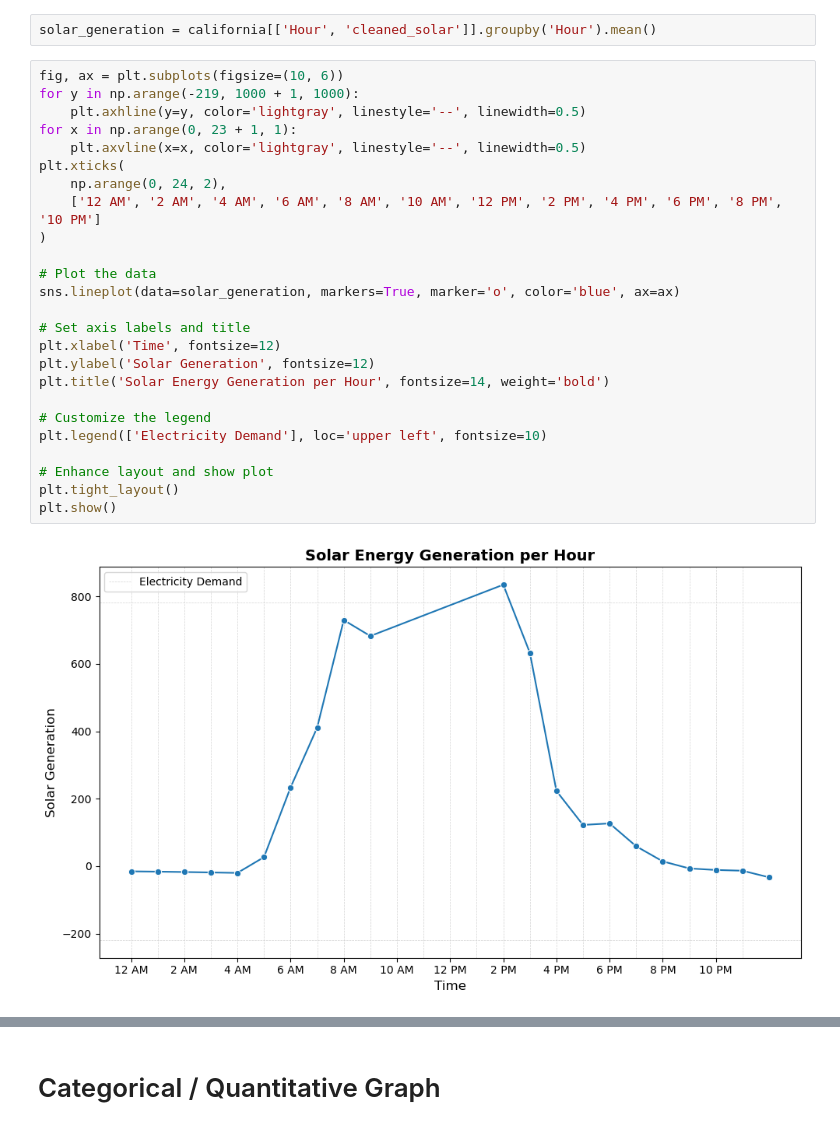
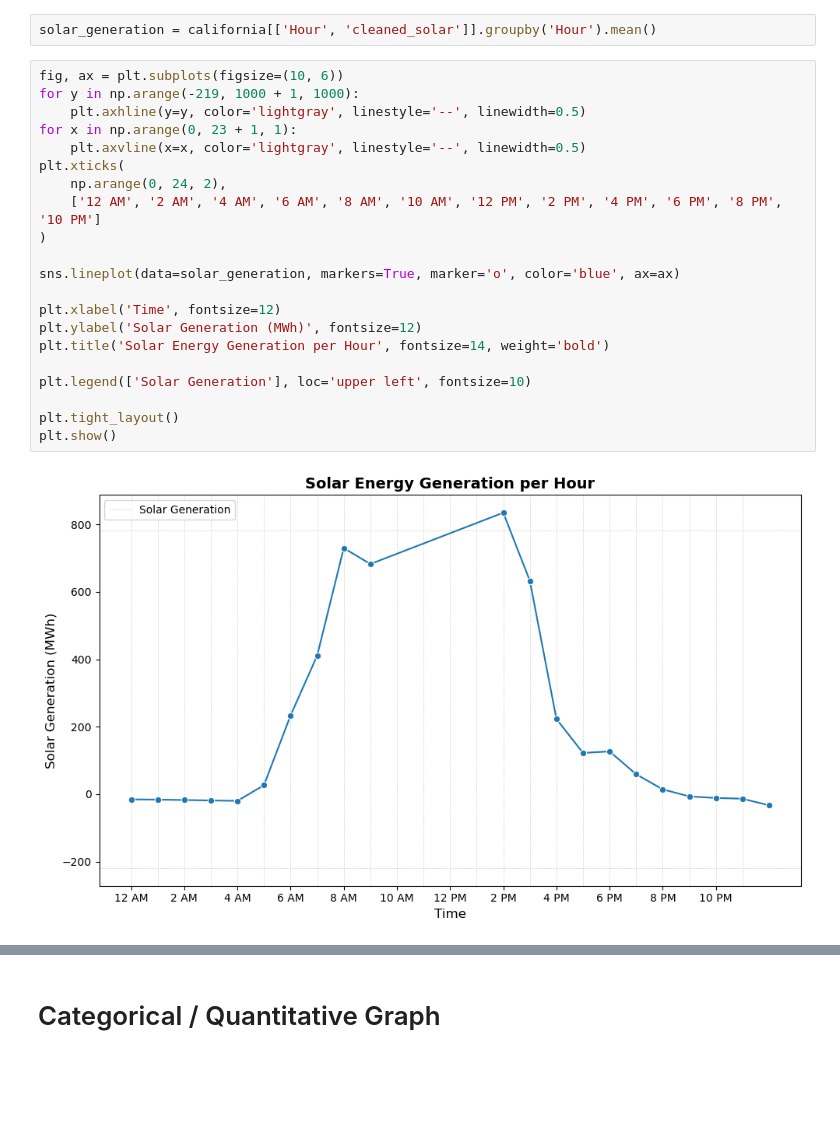
Before and after one commit to omarmejiaa/ds102_finalproj, a Jupyter notebook: EDA.ipynb, the cells around one changed output, grey strips where cells are left out. Saved outputs shown, nothing was run; the diff lists cells and outputs as text; blank space fills up the shorter version.

Commit message:
Finished EDA Duck Curve Portion

```diff
--- a/EDA.ipynb
+++ b/EDA.ipynb
@@ -150,27 +146,23 @@ solar_generation = california[['Hour', 'cleaned_solar']].groupby('Hour').mean()
 # %%
 fig, ax = plt.subplots(figsize=(10, 6))
 for y in np.arange(-219, 1000 + 1, 1000):
     plt.axhline(y=y, color='lightgray', linestyle='--', linewidth=0.5)
 for x in np.arange(0, 23 + 1, 1):
     plt.axvline(x=x, color='lightgray', linestyle='--', linewidth=0.5)
 plt.xticks(
     np.arange(0, 24, 2),
     ['12 AM', '2 AM', '4 AM', '6 AM', '8 AM', '10 AM', '12 PM', '2 PM', '4 PM', '6 PM', '8 PM', '10 PM']
 )
 
-# Plot the data
 sns.lineplot(data=solar_generation, markers=True, marker='o', color='blue', ax=ax)
 
-# Set axis labels and title
 plt.xlabel('Time', fontsize=12)
-plt.ylabel('Solar Generation', fontsize=12)
+plt.ylabel('Solar Generation (MWh)', fontsize=12)
 plt.title('Solar Energy Generation per Hour', fontsize=14, weight='bold')
 
-# Customize the legend
-plt.legend(['Electricity Demand'], loc='upper left', fontsize=10)
+plt.legend(['Solar Generation'], loc='upper left', fontsize=10)
 
-# Enhance layout and show plot
 plt.tight_layout()
 plt.show()
 # %% [output]
-[figure, old version]
+[figure, new version]
```
Also changed, not shown: parts of 8 cells of this notebook.
